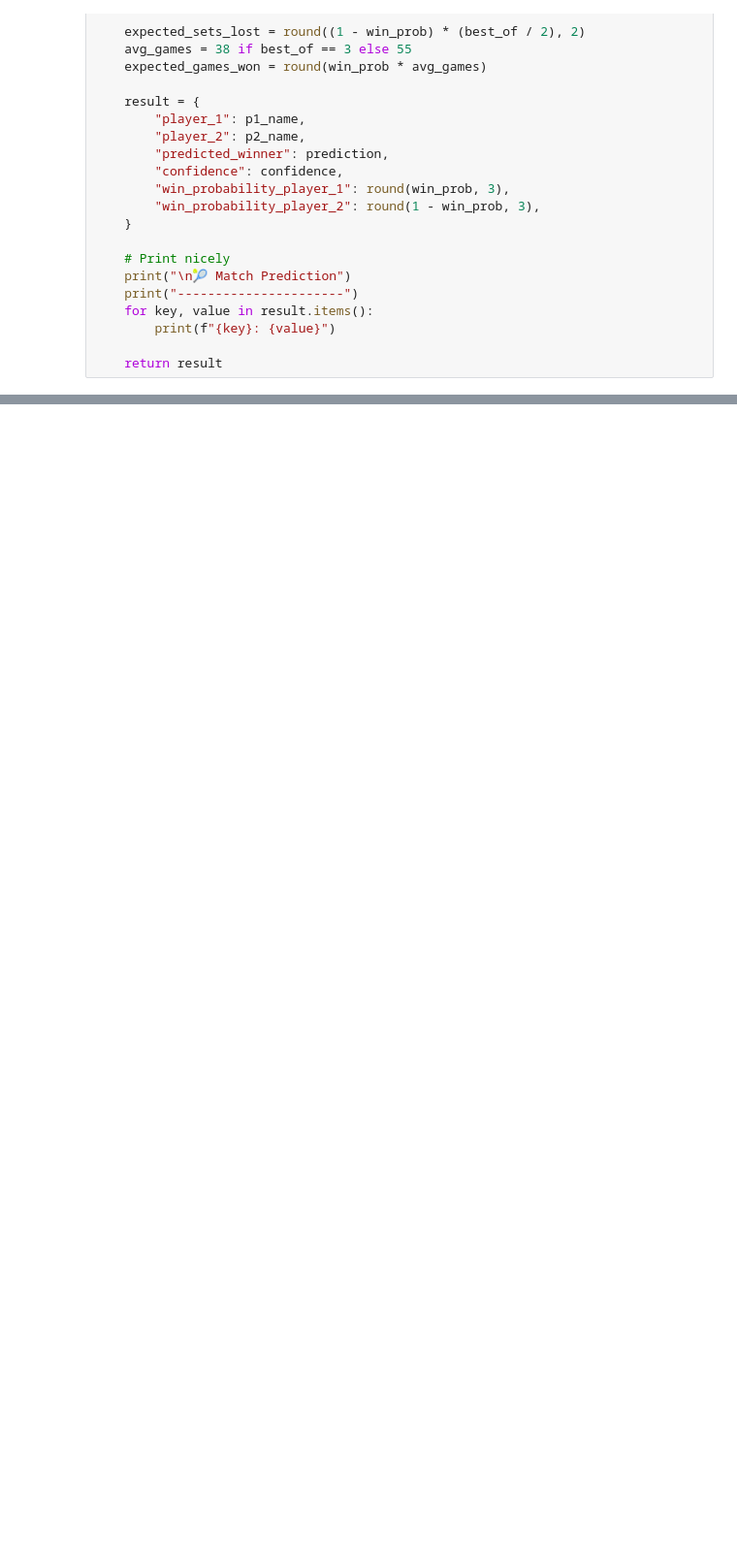
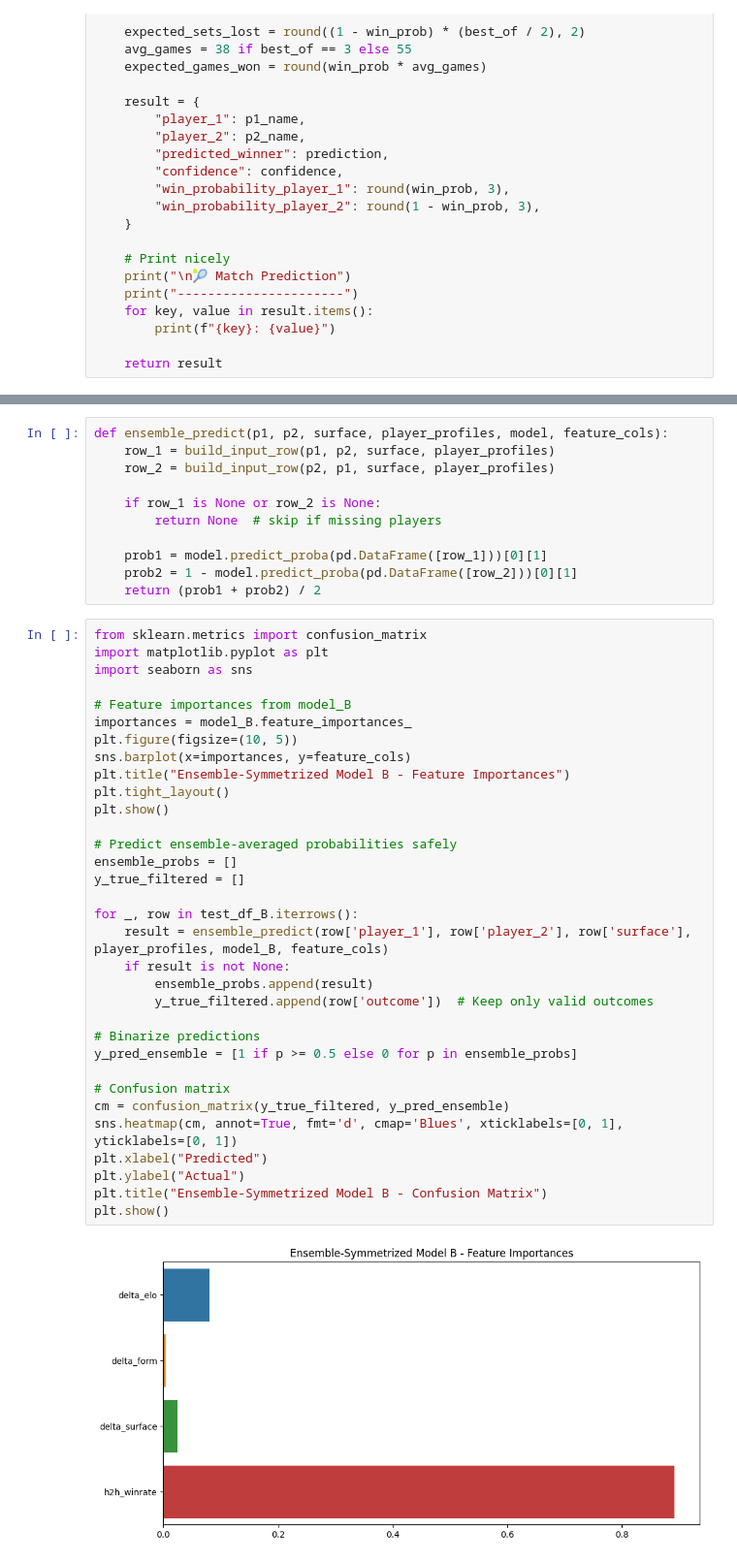
Before and after one commit to meliasean/tennis-match-predictor, a Jupyter notebook: Tennis_Match_Predictor_Original.ipynb, the cells around one changed output, grey strips where cells are left out. Shown: that part at 97% size. Saved outputs shown, nothing was run; the diff lists cells and outputs as text; blank space fills up the shorter version.

Commit message:
Match Prediction/Outcome Viewer

```diff
--- a/Tennis_Match_Predictor_Original.ipynb
+++ b/Tennis_Match_Predictor_Original.ipynb
@@ -1752,0 +1865,46 @@ win_probability_player_2: 0.342
+# %%
+def ensemble_predict(p1, p2, surface, player_profiles, model, feature_cols):
+    row_1 = build_input_row(p1, p2, surface, player_profiles)
+    row_2 = build_input_row(p2, p1, surface, player_profiles)
+
+    if row_1 is None or row_2 is None:
+        return None  # skip if missing players
+
+    prob1 = model.predict_proba(pd.DataFrame([row_1]))[0][1]
+    prob2 = 1 - model.predict_proba(pd.DataFrame([row_2]))[0][1]
+    return (prob1 + prob2) / 2
+# %%
+from sklearn.metrics import confusion_matrix
+import matplotlib.pyplot as plt
+import seaborn as sns
+
+# Feature importances from model_B
+importances = model_B.feature_importances_
+plt.figure(figsize=(10, 5))
+sns.barplot(x=importances, y=feature_cols)
+plt.title("Ensemble-Symmetrized Model B - Feature Importances")
+plt.tight_layout()
+plt.show()
+
+# Predict ensemble-averaged probabilities safely
+ensemble_probs = []
+y_true_filtered = []
+
+for _, row in test_df_B.iterrows():
+    result = ensemble_predict(row['player_1'], row['player_2'], row['surface'], player_profiles, model_B, feature_cols)
+    if result is not None:
+        ensemble_probs.append(result)
+        y_true_filtered.append(row['outcome'])  # Keep only valid outcomes
+
+# Binarize predictions
+y_pred_ensemble = [1 if p >= 0.5 else 0 for p in ensemble_probs]
+
+# Confusion matrix
+cm = confusion_matrix(y_true_filtered, y_pred_ensemble)
+sns.heatmap(cm, annot=True, fmt='d', cmap='Blues', xticklabels=[0, 1], yticklabels=[0, 1])
+plt.xlabel("Predicted")
+plt.ylabel("Actual")
+plt.title("Ensemble-Symmetrized Model B - Confusion Matrix")
+plt.show()
+# %% [output]
+[figure, added]
```
Also changed, not shown: parts of 23 cells of this notebook.
